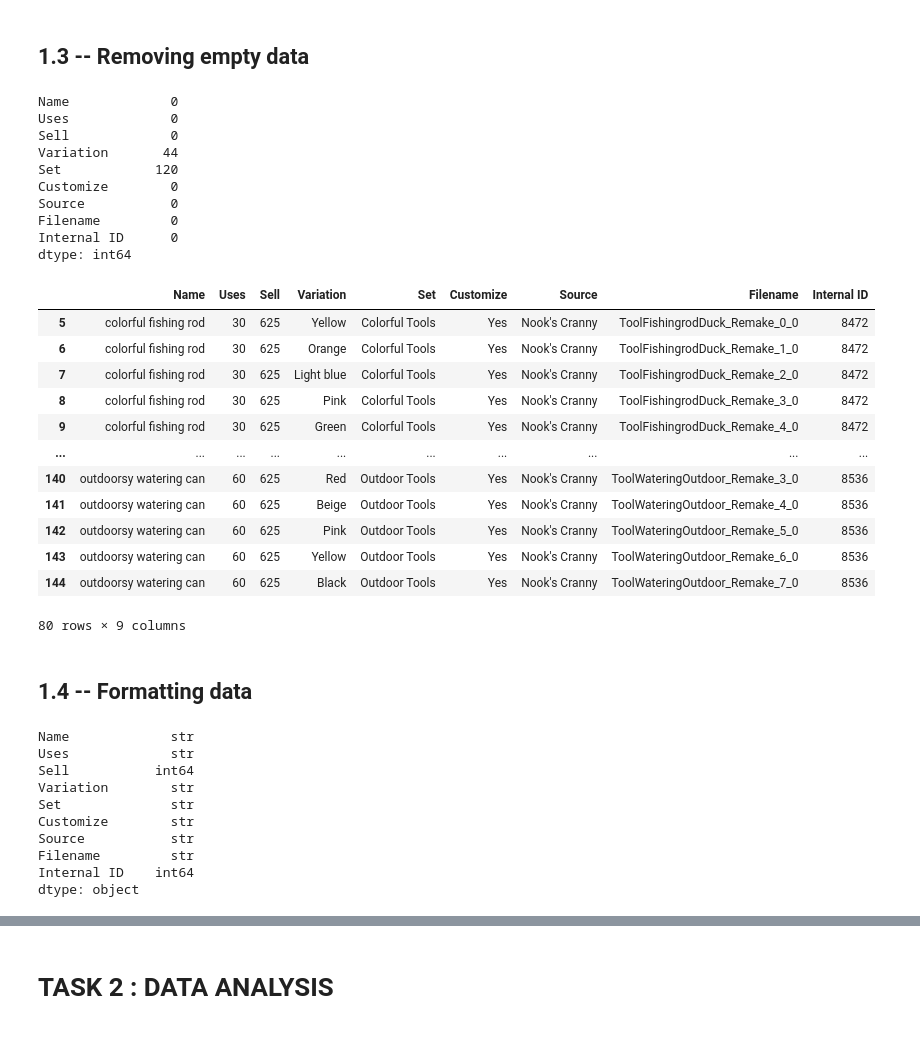
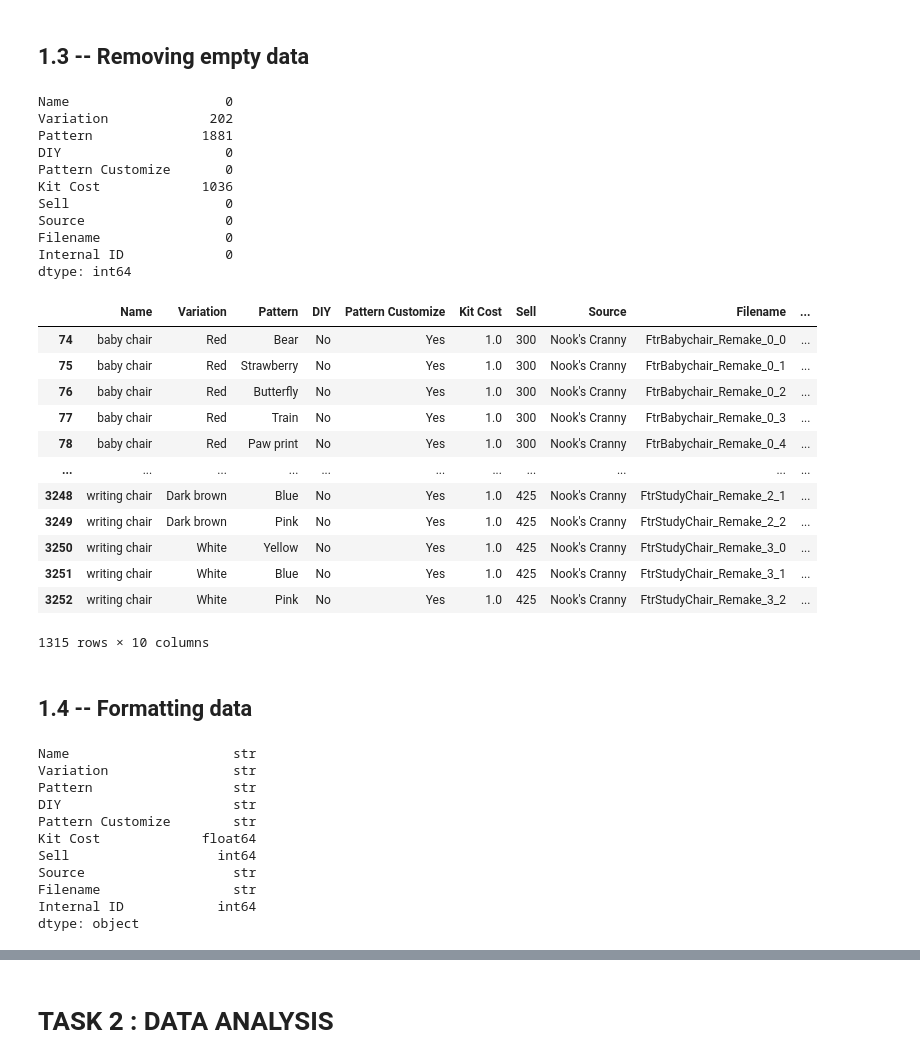
Before and after one commit to OnishchenkoDaria/data-processing-labs, a Jupyter notebook: sample.ipynb, the cells around one changed output, grey strips where cells are left out. Cells and saved outputs as stored; diff of their text form; code cells hidden in the pictures.

```diff
--- a/sample.ipynb
+++ b/sample.ipynb
@@ -6,6 +6,6 @@ import pandas as pd
 # %% [markdown]
 ## 1.1 -- Importing dataset
 # %%
-df = pd.read_csv("./data/tools.csv")
+df = pd.read_csv("./data/housewares.csv")
 df
 # %% [output]
@@ -35,6 +35,6 @@ df.head(5)
 # %% [markdown]
 ## 1.2 -- Filtering input
 # %%
-df = df[['Name', 'Uses', 'Sell', 'Variation', 'Set', 'Customize', 'Source', 'Filename', 'Internal ID']]
+df = df[['Name', 'Variation', 'Pattern', 'DIY', 'Pattern Customize', 'Kit Cost', 'Sell', 'Source', 'Filename', 'Internal ID']]
 df
 # %% [output]
@@ -56,47 +56,50 @@ df
 # %%
 df.isna().sum()
 # %% [output]
-Name             0
-Uses             0
-Sell             0
-Variation       44
-Set            120
-Customize        0
-Source           0
-Filename         0
-Internal ID      0
+Name                    0
+Variation             202
+Pattern              1881
+DIY                     0
+Pattern Customize       0
+Kit Cost             1036
+Sell                    0
+Source                  0
+Filename                0
+Internal ID             0
 dtype: int64
 # %%
-df = df[df['Set'].notna()]
 df = df[df['Variation'].notna()]
+df = df[df['Pattern'].notna()]
+df = df[df['Kit Cost'].notna()]
 df
 # %% [output]
-|  | Name | Uses | Sell | Variation | Set | Customize | Source | Filename | Internal ID |
-| 5 | colorful fishing rod | 30 | 625 | Yellow | Colorful Tools | Yes | Nook's Cranny | ToolFishingrodDuck_Remake_0_0 | 8472 |
-| 6 | colorful fishing rod | 30 | 625 | Orange | Colorful Tools | Yes | Nook's Cranny | ToolFishingrodDuck_Remake_1_0 | 8472 |
-| 7 | colorful fishing rod | 30 | 625 | Light blue | Colorful Tools | Yes | Nook's Cranny | ToolFishingrodDuck_Remake_2_0 | 8472 |
-| 8 | colorful fishing rod | 30 | 625 | Pink | Colorful Tools | Yes | Nook's Cranny | ToolFishingrodDuck_Remake_3_0 | 8472 |
-| 9 | colorful fishing rod | 30 | 625 | Green | Colorful Tools | Yes | Nook's Cranny | ToolFishingrodDuck_Remake_4_0 | 8472 |
-| ... | ... | ... | ... | ... | ... | ... | ... | ... | ... |
-| 140 | outdoorsy watering can | 60 | 625 | Red | Outdoor Tools | Yes | Nook's Cranny | ToolWateringOutdoor_Remake_3_0 | 8536 |
-| 141 | outdoorsy watering can | 60 | 625 | Beige | Outdoor Tools | Yes | Nook's Cranny | ToolWateringOutdoor_Remake_4_0 | 8536 |
-| 142 | outdoorsy watering can | 60 | 625 | Pink | Outdoor Tools | Yes | Nook's Cranny | ToolWateringOutdoor_Remake_5_0 | 8536 |
-| 143 | outdoorsy watering can | 60 | 625 | Yellow | Outdoor Tools | Yes | Nook's Cranny | ToolWateringOutdoor_Remake_6_0 | 8536 |
-| 144 | outdoorsy watering can | 60 | 625 | Black | Outdoor Tools | Yes | Nook's Cranny | ToolWateringOutdoor_Remake_7_0 | 8536 |
+|  | Name | Variation | Pattern | DIY | Pattern Customize | Kit Cost | Sell | Source | Filename | ... |
+| 74 | baby chair | Red | Bear | No | Yes | 1.0 | 300 | Nook's Cranny | FtrBabychair_Remake_0_0 | ... |
+| 75 | baby chair | Red | Strawberry | No | Yes | 1.0 | 300 | Nook's Cranny | FtrBabychair_Remake_0_1 | ... |
+| 76 | baby chair | Red | Butterfly | No | Yes | 1.0 | 300 | Nook's Cranny | FtrBabychair_Remake_0_2 | ... |
+| 77 | baby chair | Red | Train | No | Yes | 1.0 | 300 | Nook's Cranny | FtrBabychair_Remake_0_3 | ... |
+| 78 | baby chair | Red | Paw print | No | Yes | 1.0 | 300 | Nook's Cranny | FtrBabychair_Remake_0_4 | ... |
+| ... | ... | ... | ... | ... | ... | ... | ... | ... | ... | ... |
+| 3248 | writing chair | Dark brown | Blue | No | Yes | 1.0 | 425 | Nook's Cranny | FtrStudyChair_Remake_2_1 | ... |
+| 3249 | writing chair | Dark brown | Pink | No | Yes | 1.0 | 425 | Nook's Cranny | FtrStudyChair_Remake_2_2 | ... |
+| 3250 | writing chair | White | Yellow | No | Yes | 1.0 | 425 | Nook's Cranny | FtrStudyChair_Remake_3_0 | ... |
+| 3251 | writing chair | White | Blue | No | Yes | 1.0 | 425 | Nook's Cranny | FtrStudyChair_Remake_3_1 | ... |
+| 3252 | writing chair | White | Pink | No | Yes | 1.0 | 425 | Nook's Cranny | FtrStudyChair_Remake_3_2 | ... |
-80 rows × 9 columns
+1315 rows × 10 columns
 # %% [markdown]
 ## 1.4 -- Formatting data
 # %%
 df.dtypes
 # %% [output]
-Name             str
-Uses             str
-Sell           int64
-Variation        str
-Set              str
-Customize        str
-Source           str
-Filename         str
-Internal ID    int64
+Name                     str
+Variation                str
+Pattern                  str
+DIY                      str
+Pattern Customize        str
+Kit Cost             float64
+Sell                   int64
+Source                   str
+Filename                 str
+Internal ID            int64
 dtype: object
 # %%
```
Also changed, not shown: parts of 6 cells of this notebook, 2 other files.
